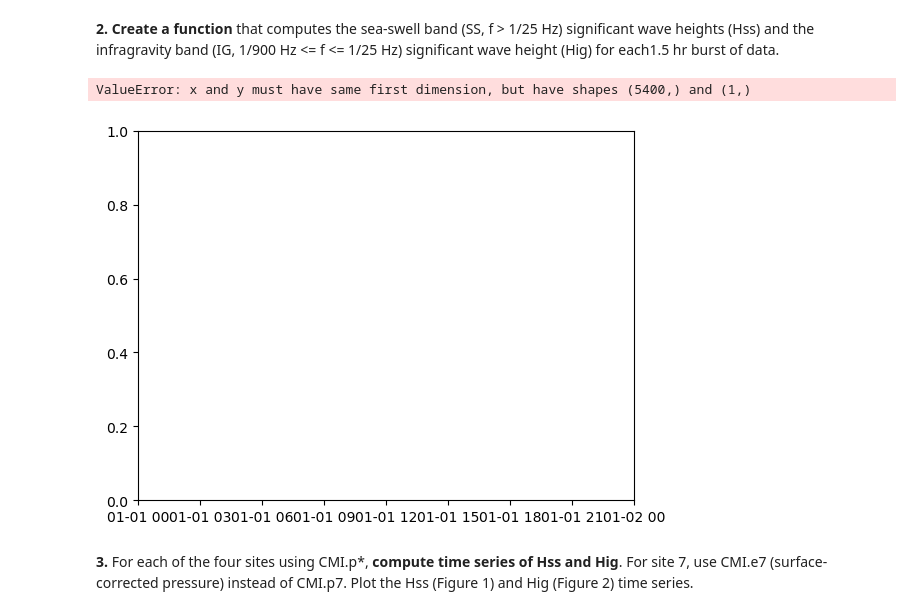
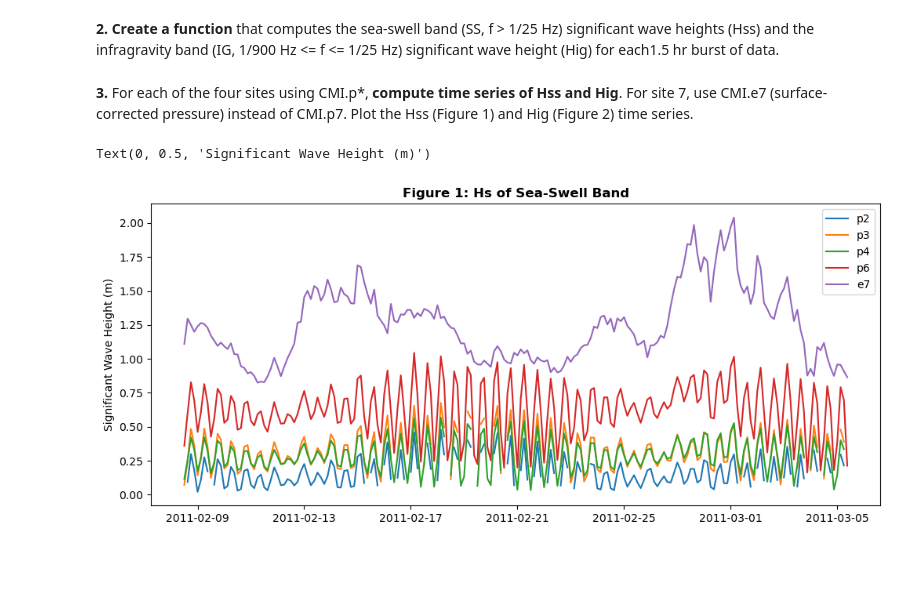
Before and after one commit to isidora-rojas/SIO175_DataAnalysis, a Jupyter notebook: Module_4/data/python_CMI_processing.ipynb, the cells around one changed output. Drawn from its saved outputs; the diff is of its cells as text; code cells hidden in the pictures; blank space fills up the shorter version.

```diff
--- a/Module_4/data/python_CMI_processing.ipynb
+++ b/Module_4/data/python_CMI_processing.ipynb
@@ -107,11 +60,0 @@ def compute_hs(data, bandwidth, fs=1.0):
-# %%
-fs = 1.0
-IG = (1/900, 1/25)
-SS = (1/25, fs/2)
-
-Hig2 = compute_hs(ds.p2[:,0], IG, fs)
-
-plt.plot(ds.time[:,0], Hig2)
-# %% [output]
-ValueError: x and y must have same first dimension, but have shapes (5400,) and (1,)
-[figure, removed]
@@ -118,2 +103,25 @@ ValueError: x and y must have same first dimension, but have shapes (5400,) and
 # %% [markdown]
 **3.** For each of the four sites using CMI.p*, **compute time series of Hss and Hig**.  For site 7, use CMI.e7 (surface-corrected pressure) instead of CMI.p7.  Plot the Hss (Figure 1) and Hig (Figure 2) time series.
+# %%
+fs = 1.0          # 1 Hz sampling rate from 1-second measurements [cite: 26]
+ss_fmin = 1/25    # Lower limit for SS band
+ss_fmax = 0.5     # Upper limit (Nyquist frequency is fs / 2)
+
+hs_ss_p2 = compute_hs(ds, 'p2', fs, ss_fmin, ss_fmax)
+hs_ss_p3 = compute_hs(ds, 'p3', fs, ss_fmin, ss_fmax)
+hs_ss_p4 = compute_hs(ds, 'p4', fs, ss_fmin, ss_fmax)
+hs_ss_p6 = compute_hs(ds, 'p6', fs, ss_fmin, ss_fmax)
+hs_ss_e7 = compute_hs(ds, 'e7', fs, ss_fmin, ss_fmax)
+
+plt.figure(figsize=(12, 5))
+plt.plot(ds.time[0,:], hs_ss_p2, label='p2')
+plt.plot(ds.time[0,:], hs_ss_p3, label='p3')
+plt.plot(ds.time[0,:], hs_ss_p4, label='p4')
+plt.plot(ds.time[0,:], hs_ss_p6, label='p6')
+plt.plot(ds.time[0,:], hs_ss_e7, label='e7')
+plt.legend()
+plt.title("Figure 1: Hs of Sea-Swell Band", fontweight='bold')
+plt.ylabel("Significant Wave Height (m)")
+# %% [output]
+Text(0, 0.5, 'Significant Wave Height (m)')
+[figure, added]
```
Also changed, not shown: parts of 9 cells of this notebook.
